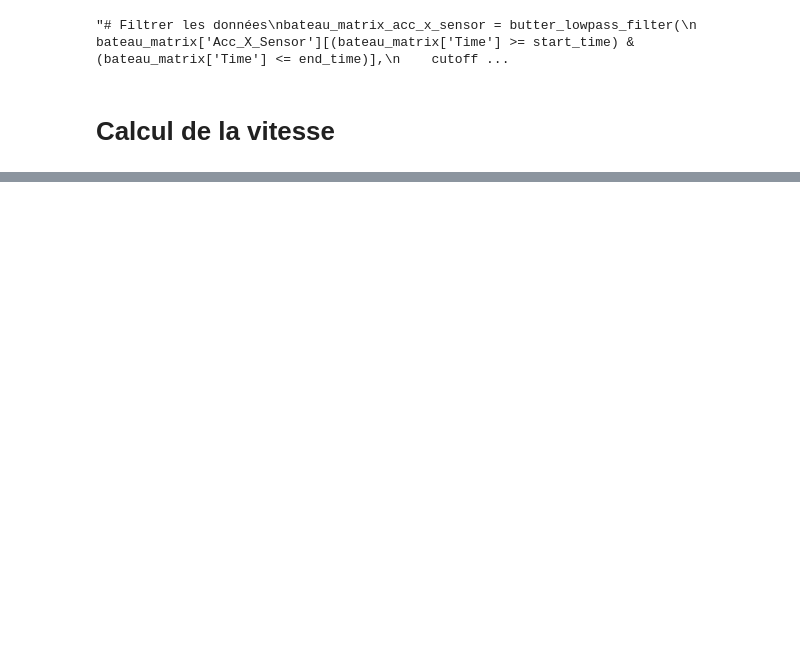
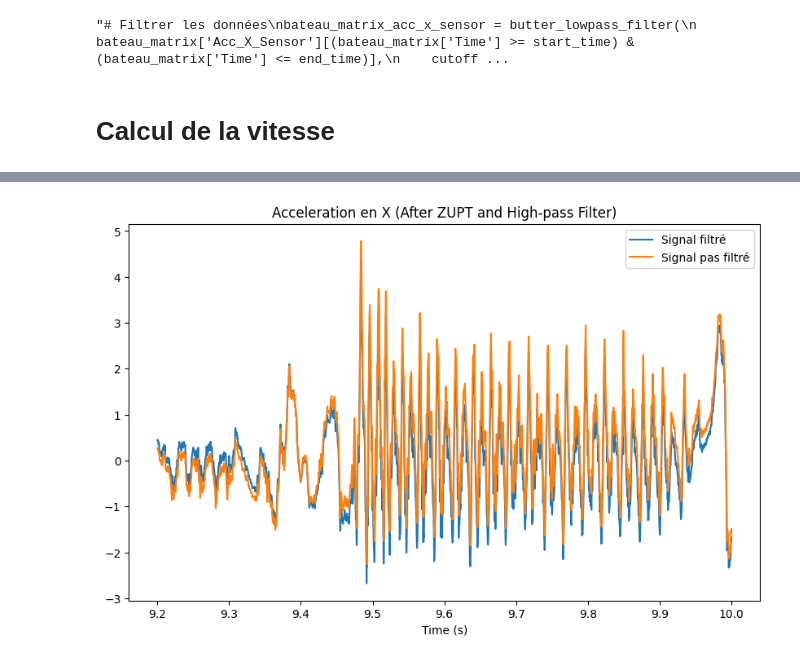
Before and after one commit to Anthoplc/kayak, a Jupyter notebook: src/analyse_data.ipynb, the cells around one changed output, grey strips where cells are left out. Drawn from its saved outputs; the diff is of its cells as text; code cells hidden in the pictures; blank space fills up the shorter version.

```diff
--- a/src/analyse_data.ipynb
+++ b/src/analyse_data.ipynb
@@ -490,19 +336,0 @@ plt.show()'''
-# %%
-
-'''def integrate_to_velocity(data):
-    """
-    Integrate compensated accelerations to obtain velocities.
-    """
-    dt = np.diff(data['Time'])  # Time en minute
-    dt = np.insert(dt, 0, 0)  # Insert 0 for the first time step
-
-    # Integrate accelerations to obtain velocities
-    data['Vel_X'] = np.cumsum(data['Acc_X_Sensor'] * dt)
-    data['Vel_Y'] = np.cumsum(data['Acc_Y_Sensor'] * dt)
-    data['Vel_Z'] = np.cumsum(data['Acc_Z_Sensor'] * dt)
-
-# Compensate for the incorrect reference frame
-compensate_reference_frame(bateau)
-
-# Integrate to obtain velocities
-integrate_to_velocity(bateau)'''
@@ -590,0 +449,67 @@ Vitesse moyenne : 5.5939376972275685 km/h
+# %%
+import pandas as pd
+import numpy as np
+from scipy.signal import butter, filtfilt
+import pywt
+import matplotlib.pyplot as plt
+
+# Méthode ZUPT
+def apply_zupt(data, threshold=0.1):
+    # Détection des instants où la vitesse est proche de zéro
+    data['norme_acc'] = np.sqrt(data['Acc_X_Sensor']**2 + data['Acc_Y_Sensor']**2 + data['Acc_Z_Sensor']**2)
+    data['vitesse'] = data['norme_acc'].cumsum() * (data['Time'][1] - data['Time'][0])
+    zero_velocity_indices = data[data['vitesse'] < threshold].index
+
+    # Réinitialisation de la vitesse à zéro à ces instants
+    data.loc[zero_velocity_indices, 'vitesse'] = 0.0
+
+    # Supprimer la colonne temporaire
+    data.drop('vitesse', axis=1, inplace=True)
+
+# Filtre passe-haut
+def butter_highpass_filter(data, cutoff_frequency, sample_rate, order=4):
+    nyquist = 0.5 * sample_rate
+    normal_cutoff = cutoff_frequency / nyquist
+    b, a = butter(order, normal_cutoff, btype='high', analog=False)
+    y = filtfilt(b, a, data)
+    return y
+
+# Analyse en ondelettes
+def apply_wavelet_analysis(data):
+    # Créer un DataFrame temporaire pour stocker les résultats de l'analyse en ondelettes
+    temp_df = pd.DataFrame()
+
+    # Appliquer l'analyse en ondelettes à chaque colonne d'accélération
+    for column in ['Acc_X_Sensor', 'Acc_Y_Sensor', 'Acc_Z_Sensor']:
+        coefficients = pywt.wavedec(data[column], 'db1', level=6)  # Niveau de décomposition 6 avec l'ondelette db1
+        # Ajouter les coefficients au DataFrame temporaire
+        temp_df[column] = pywt.waverec(coefficients, 'db1')
+
+    # Remplacer les colonnes d'origine par les colonnes transformées
+    data[['Acc_X_Sensor', 'Acc_Y_Sensor', 'Acc_Z_Sensor']] = temp_df[['Acc_X_Sensor', 'Acc_Y_Sensor', 'Acc_Z_Sensor']]
+
+# Définir la fréquence d'échantillonnage
+sample_rate = 60  # en Hz
+
+# Appliquer les méthodes de correction
+apply_zupt(bateau)
+
+cutoff_frequency = 0.05  # Choisissez une fréquence de coupure appropriée pour votre application
+for column in ['Acc_X_Sensor', 'Acc_Y_Sensor', 'Acc_Z_Sensor']:
+    bateau[column] = butter_highpass_filter(bateau[column], cutoff_frequency, sample_rate)
+
+apply_wavelet_analysis(bateau)
+
+
+bateau_interval_filtre = bateau[(bateau['Time'] >= start_time) & (bateau['Time'] <= end_time)].reset_index(drop=True)
+
+# Visualisation des résultats
+plt.figure(figsize=(10, 6))
+plt.plot(bateau_interval_filtre['Time'], bateau_interval_filtre['Acc_X_Sensor'], label='Signal filtré')
+plt.plot(bateau_interval['Time'], bateau_interval['Acc_X_Sensor'], label='Signal pas filtré')
+plt.xlabel('Time (s)')
+plt.legend()
+plt.title('Acceleration en X (After ZUPT and High-pass Filter)')
+plt.show()
+# %% [output]
+[figure, added]
```
Also changed, not shown: parts of 18 cells of this notebook.
